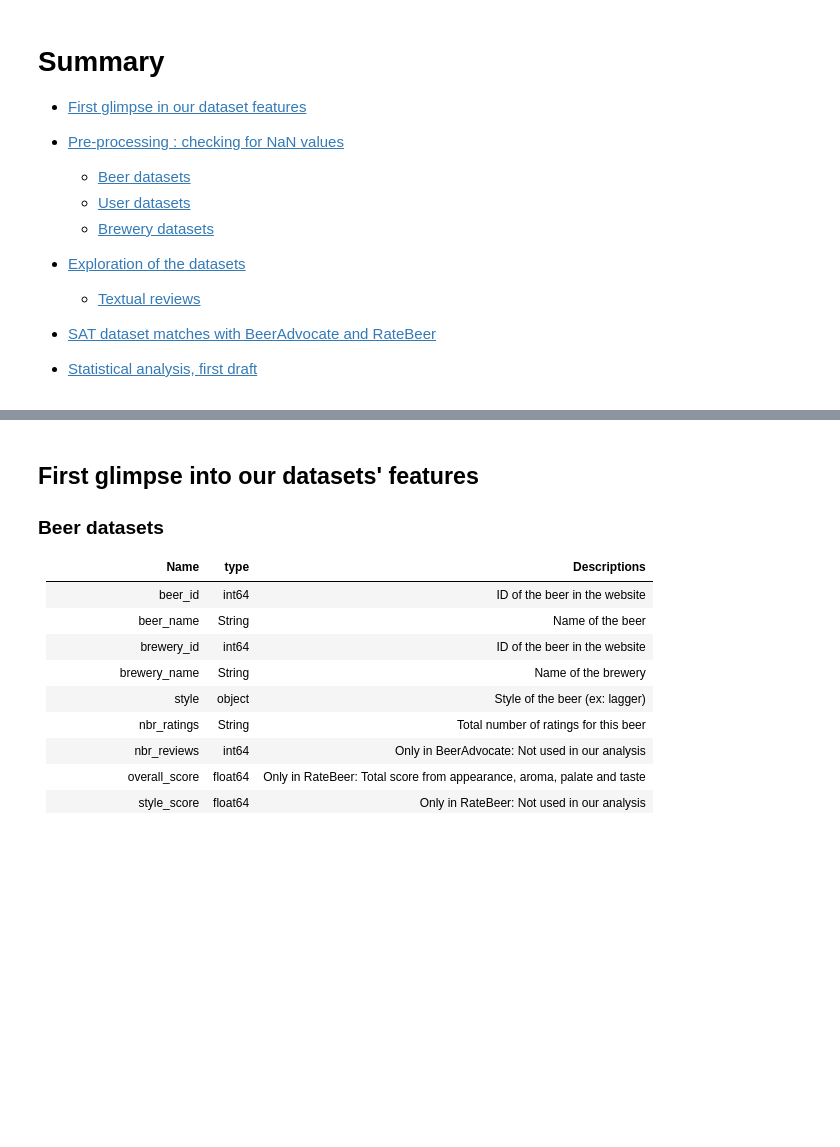
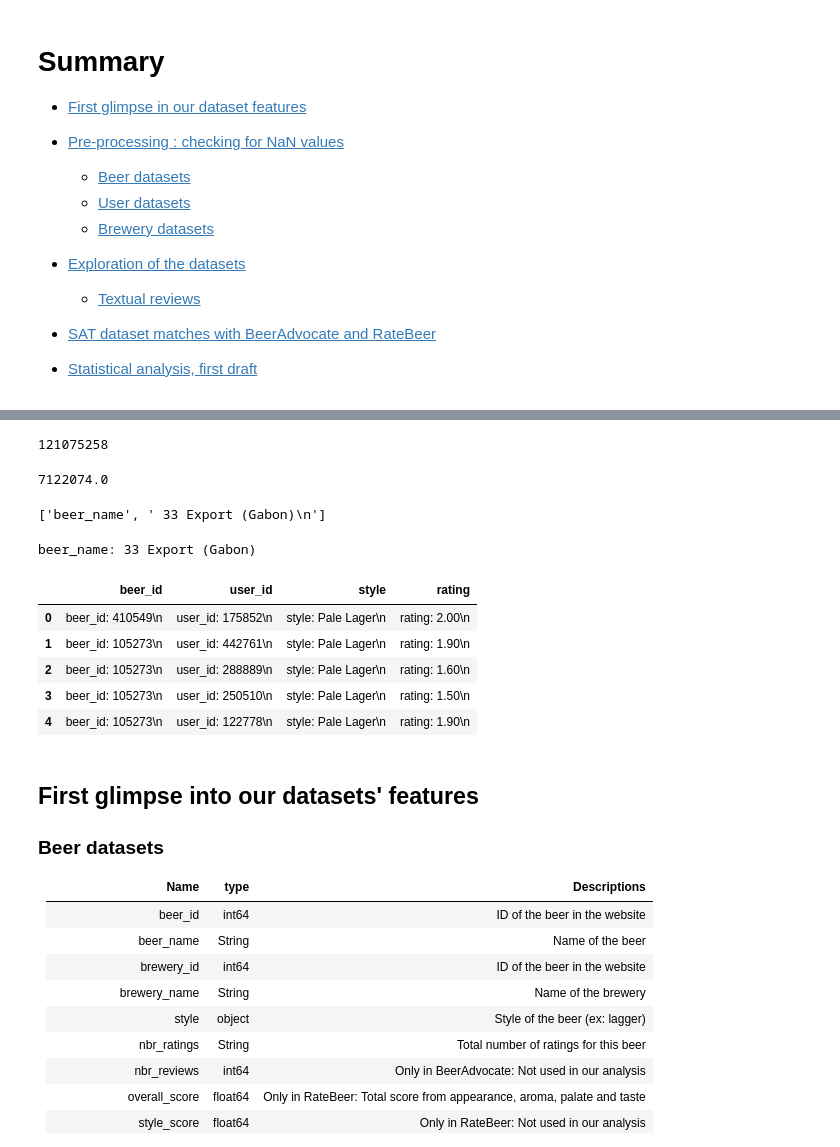
Before and after one commit to epfl-ada/ada-2022-project-hotchocolate, a Jupyter notebook: P3_Auriane_WIP.ipynb, the cells around one changed output, grey strips where cells are left out. Saved outputs shown, nothing was run; the diff lists cells and outputs as text; code cells hidden in the pictures; blank space fills up the shorter version.

Commit message:
dataframe befins

```diff
--- a/P3_Auriane_WIP.ipynb
+++ b/P3_Auriane_WIP.ipynb
@@ -39,3 +39,6 @@ df_adv_users = pd.read_csv(DATASET_BEERADVOCATE + 'users.csv')
 df_rb_beer = pd.read_csv(DATASET_RATEBEER + 'beers.csv')
 df_rb_breweries = pd.read_csv(DATASET_RATEBEER + 'breweries.csv')
 df_rb_users = pd.read_csv(DATASET_RATEBEER + 'users.csv')
+file=open('DATA/RateBeer/ratings.txt')
+# %%
+lines=file.readlines()
@@ -42,3 +53,38 @@ df_rb_users = pd.read_csv(DATASET_RATEBEER + 'users.csv')
+# %%
+print(len(lines))
+# %% [output]
+121075258
+# %%
+len(lines)/17
+# %% [output]
+7122074.0
+# %%
+print(lines2)
+# %% [output]
+['beer_name', ' 33 Export (Gabon)\n']
+# %%
+print(lines[0])
+# %% [output]
+beer_name: 33 Export (Gabon)
+# %%
+#beer_keys=["beer_id","user_id","style","rating"]
+nb_ratings=int(len(lines)/17)
+beer_id_values=[lines[1+i*17] for i in range(0,nb_ratings)]
+user_id_values=[lines[8+i*17] for i in range(0,nb_ratings)]
+style_values=[lines[4+i*17] for i in range(0,nb_ratings)]
+rating_values=[lines[14+i*17] for i in range(0,nb_ratings)]
+beer_dict={"beer_id":beer_id_values,"user_id":user_id_values,"style":style_values,'rating':rating_values}
+new_df=pd.DataFrame(beer_dict)
+# %%
+
+new_df.head()
+# %% [output]
+|  | beer_id | user_id | style | rating |
+| 0 | beer_id: 410549\n | user_id: 175852\n | style: Pale Lager\n | rating: 2.00\n |
+| 1 | beer_id: 105273\n | user_id: 442761\n | style: Pale Lager\n | rating: 1.90\n |
+| 2 | beer_id: 105273\n | user_id: 288889\n | style: Pale Lager\n | rating: 1.60\n |
+| 3 | beer_id: 105273\n | user_id: 250510\n | style: Pale Lager\n | rating: 1.50\n |
+| 4 | beer_id: 105273\n | user_id: 122778\n | style: Pale Lager\n | rating: 1.90\n |
 # %% [markdown]
 <a id='features'></a>
 
```
Also changed, not shown: parts of 3 cells of this notebook.
